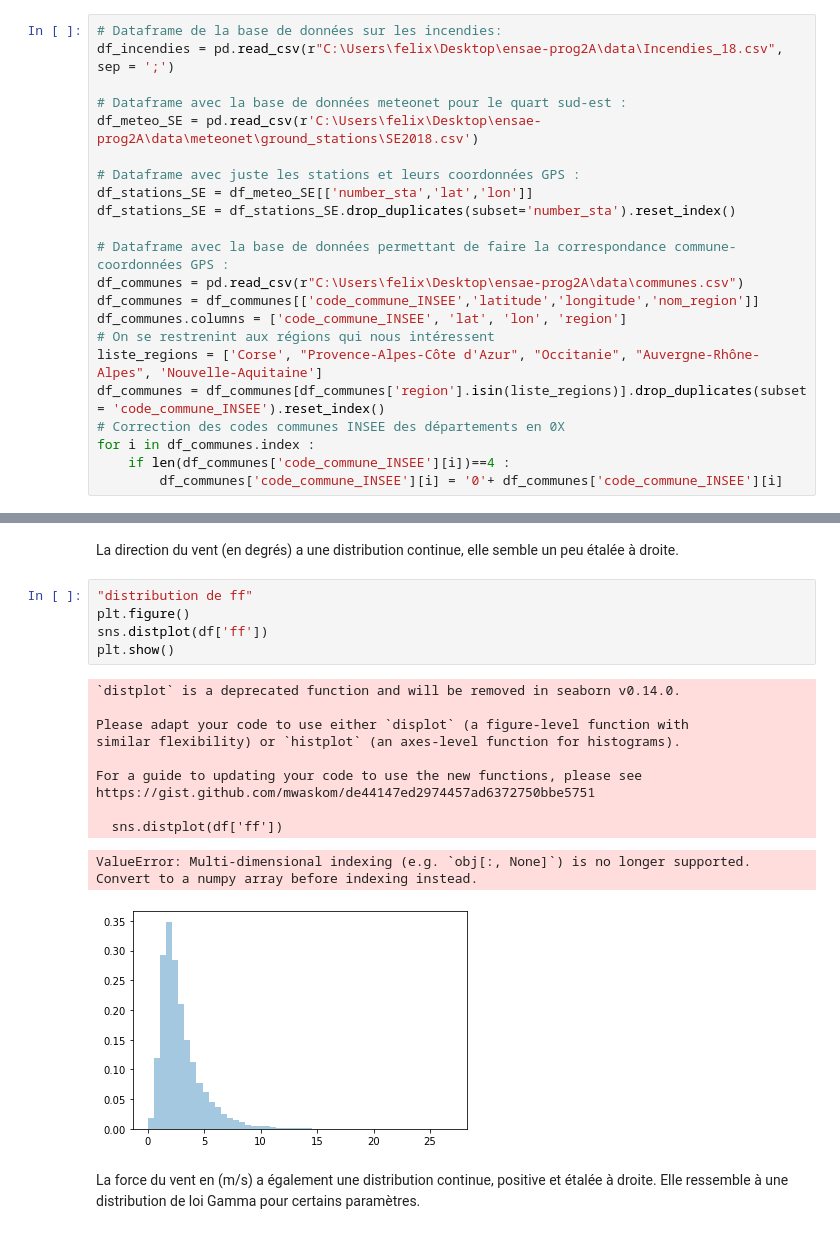
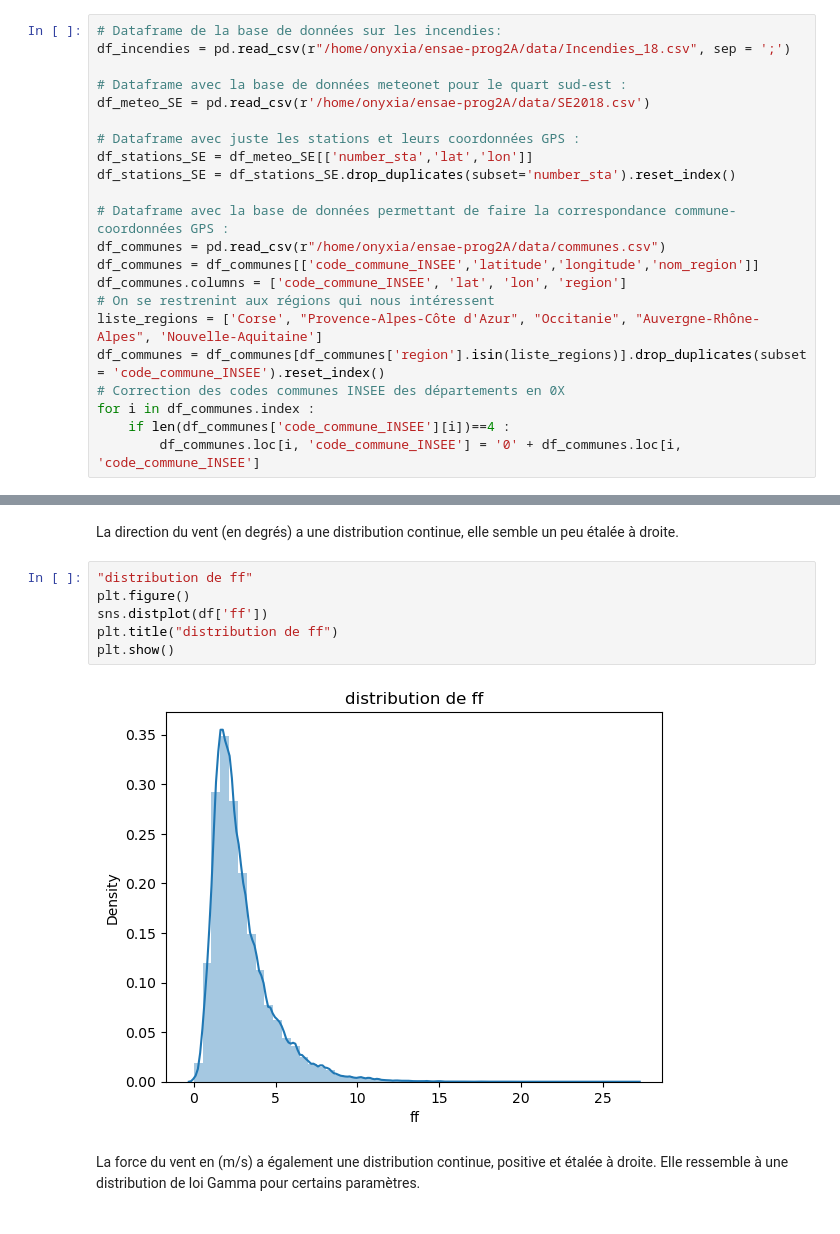
Before and after one commit to felixdechamps/ensae-prog2A, a Jupyter notebook: notebookincendies.ipynb, the cells around one changed output, grey strips where cells are left out. Saved outputs shown, nothing was run; the diff lists cells and outputs as text.

```diff
--- a/notebookincendies.ipynb
+++ b/notebookincendies.ipynb
@@ -33,16 +91,16 @@ import matplotlib.pyplot as plt
 # %%
 # Dataframe de la base de données sur les incendies:
-df_incendies = pd.read_csv(r"C:\Users\felix\Desktop\ensae-prog2A\data\Incendies_18.csv", sep = ';')
+df_incendies = pd.read_csv(r"/home/onyxia/ensae-prog2A/data/Incendies_18.csv", sep = ';')
 
 # Dataframe avec la base de données meteonet pour le quart sud-est :
-df_meteo_SE = pd.read_csv(r'C:\Users\felix\Desktop\ensae-prog2A\data\meteonet\ground_stations\SE2018.csv')
+df_meteo_SE = pd.read_csv(r'/home/onyxia/ensae-prog2A/data/SE2018.csv')
 
 # Dataframe avec juste les stations et leurs coordonnées GPS :
 df_stations_SE = df_meteo_SE[['number_sta','lat','lon']]
 df_stations_SE = df_stations_SE.drop_duplicates(subset='number_sta').reset_index()
 
 # Dataframe avec la base de données permettant de faire la correspondance commune-coordonnées GPS :
-df_communes = pd.read_csv(r"C:\Users\felix\Desktop\ensae-prog2A\data\communes.csv")
+df_communes = pd.read_csv(r"/home/onyxia/ensae-prog2A/data/communes.csv")
 df_communes = df_communes[['code_commune_INSEE','latitude','longitude','nom_region']]
 df_communes.columns = ['code_commune_INSEE', 'lat', 'lon', 'region']
 # On se restrenint aux régions qui nous intéressent
@@ -51,7 +109,7 @@ df_communes = df_communes[df_communes['region'].isin(liste_regions)].drop_duplic
 # Correction des codes communes INSEE des départements en 0X
 for i in df_communes.index :
     if len(df_communes['code_commune_INSEE'][i])==4 :
-        df_communes['code_commune_INSEE'][i] = '0'+ df_communes['code_commune_INSEE'][i]
+        df_communes.loc[i, 'code_commune_INSEE'] = '0' + df_communes.loc[i, 'code_commune_INSEE']
 # %% [output]
 A value is trying to be set on a copy of a slice from a DataFrame
 
@@ -568,20 +673,11 @@ La direction du vent (en degrés) a une distribution continue, elle semble un pe
 # %%
 "distribution de ff"
 plt.figure()
 sns.distplot(df['ff'])
+plt.title("distribution de ff")
 plt.show()
 # %% [output]
-`distplot` is a deprecated function and will be removed in seaborn v0.14.0.
-
-Please adapt your code to use either `displot` (a figure-level function with
-similar flexibility) or `histplot` (an axes-level function for histograms).
-
-For a guide to updating your code to use the new functions, please see
-https://gist.github.com/mwaskom/de44147ed2974457ad6372750bbe5751
-
-  sns.distplot(df['ff'])
-ValueError: Multi-dimensional indexing (e.g. `obj[:, None]`) is no longer supported. Convert to a numpy array before indexing instead.
-[figure, old version]
+[figure, new version]
 # %% [markdown]
 La force du vent en (m/s) a également une distribution continue, positive et étalée à droite. Elle ressemble à une distribution de loi Gamma pour certains paramètres.
 # %%
```
Also changed, not shown: parts of 33 cells of this notebook, 5 other files.
